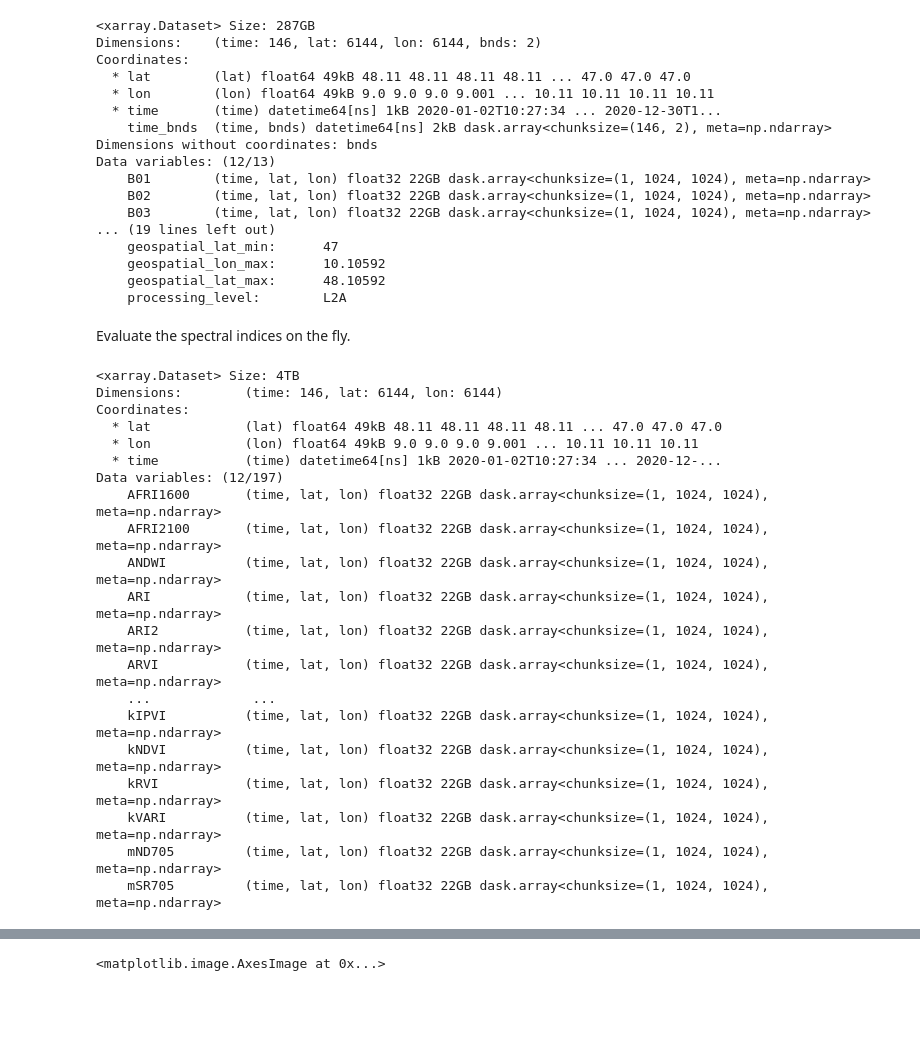
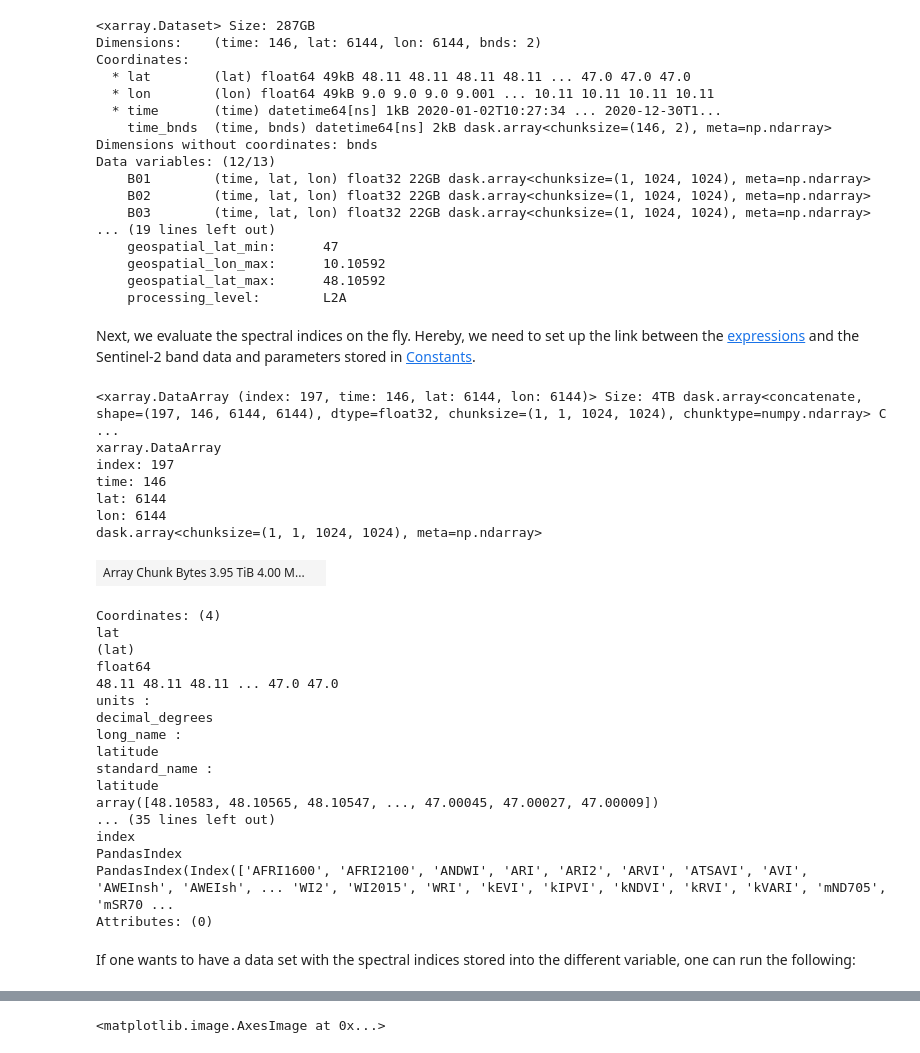
Before and after one commit to awesome-spectral-indices/spyndex, a Jupyter notebook: docs/tutorials/xcube.ipynb, the cells around one changed output, grey strips where cells are left out. Saved outputs shown, nothing was run; the diff lists cells and outputs as text; code cells hidden in the pictures; blank space fills up the shorter version.

```diff
--- a/docs/tutorials/xcube.ipynb
+++ b/docs/tutorials/xcube.ipynb
@@ -148,8 +152,8 @@ Data variables: (12/13)
     geospatial_lon_max:      10.10592
     geospatial_lat_max:      48.10592
     processing_level:        L2A
-# %% [markdown]
-Evaluate the spectral indices on the fly.
+# %% [markdown]
+Next, we evaluate the spectral indices on the fly. Hereby, we need to set up the link between the [expressions](https://github.com/awesome-spectral-indices/awesome-spectral-indices?tab=readme-ov-file#expressions) and the Sentinel-2 band data and parameters stored in [Constants](https://spyndex.readthedocs.io/en/latest/stubs/spyndex.axioms.Constants.html#spyndex.axioms.Constants).
 # %%
 def compute_spectral_indices(ds):
     indices = list(spyndex.indices.keys())
@@ -212,57 +216,60 @@ def compute_spectral_indices(ds):
         # Additional parameters
         L=spyndex.constants.L.default,
         C1=spyndex.constants.C1.default,
         C2=spyndex.constants.C2.default,
         g=spyndex.constants.g.default,
         gamma=spyndex.constants.gamma.default,
         alpha=spyndex.constants.alpha.default,
         sla=spyndex.constants.sla.default,
         slb=spyndex.constants.slb.default,
         nexp=spyndex.constants.nexp.default,
         cexp=spyndex.constants.cexp.default,
         k=spyndex.constants.k.default,
         fdelta=spyndex.constants.fdelta.default,
         epsilon=spyndex.constants.epsilon.default,
         omega=spyndex.constants.omega.default,
         beta=spyndex.constants.beta.default,
 
         # Wavelength parameters
         lambdaN=spyndex.bands.N.modis.wavelength,
         lambdaG=spyndex.bands.G.modis.wavelength,
         lambdaR=spyndex.bands.R.modis.wavelength,
     )
     params.update(extra)
 
     # calculate indices
     indices = spyndex.computeIndex(index=indices, params=params)
 
-    # create a dataset where each spectral index is given by
-    # a seperate variable
-    si_ds = indices.to_dataset(dim="index")
-
-    return si_ds
+    return indices
 
 
-ds_si = compute_spectral_indices(ds)
-ds_si
+da_si = compute_spectral_indices(ds)
+da_si
 # %% [output]
-<xarray.Dataset> Size: 4TB
-Dimensions:        (time: 146, lat: 6144, lon: 6144)
-Coordinates:
-  * lat            (lat) float64 49kB 48.11 48.11 48.11 48.11 ... 47.0 47.0 47.0
-  * lon            (lon) float64 49kB 9.0 9.0 9.0 9.001 ... 10.11 10.11 10.11
-  * time           (time) datetime64[ns] 1kB 2020-01-02T10:27:34 ... 2020-12-...
-Data variables: (12/197)
-    AFRI1600       (time, lat, lon) float32 22GB dask.array<chunksize=(1, 1024, 1024), meta=np.ndarray>
-    AFRI2100       (time, lat, lon) float32 22GB dask.array<chunksize=(1, 1024, 1024), meta=np.ndarray>
-    ANDWI          (time, lat, lon) float32 22GB dask.array<chunksize=(1, 1024, 1024), meta=np.ndarray>
-    ARI            (time, lat, lon) float32 22GB dask.array<chunksize=(1, 1024, 1024), meta=np.ndarray>
-    ARI2           (time, lat, lon) float32 22GB dask.array<chunksize=(1, 1024, 1024), meta=np.ndarray>
-    ARVI           (time, lat, lon) float32 22GB dask.array<chunksize=(1, 1024, 1024), meta=np.ndarray>
-    ...             ...
-    kIPVI          (time, lat, lon) float32 22GB dask.array<chunksize=(1, 1024, 1024), meta=np.ndarray>
-    kNDVI          (time, lat, lon) float32 22GB dask.array<chunksize=(1, 1024, 1024), meta=np.ndarray>
-    kRVI           (time, lat, lon) float32 22GB dask.array<chunksize=(1, 1024, 1024), meta=np.ndarray>
-    kVARI          (time, lat, lon) float32 22GB dask.array<chunksize=(1, 1024, 1024), meta=np.ndarray>
-    mND705         (time, lat, lon) float32 22GB dask.array<chunksize=(1, 1024, 1024), meta=np.ndarray>
-    mSR705         (time, lat, lon) float32 22GB dask.array<chunksize=(1, 1024, 1024), meta=np.ndarray>
+<xarray.DataArray (index: 197, time: 146, lat: 6144, lon: 6144)> Size: 4TB dask.array<concatenate, shape=(197, 146, 6144, 6144), dtype=float32, chunksize=(1, 1, 1024, 1024), chunktype=numpy.ndarray> C ...
+xarray.DataArray
+index: 197
+time: 146
+lat: 6144
+lon: 6144
+dask.array<chunksize=(1, 1, 1024, 1024), meta=np.ndarray>
+| Array Chunk Bytes 3.95 TiB 4.00 M... |  |
+Coordinates: (4)
+lat
+(lat)
+float64
+48.11 48.11 48.11 ... 47.0 47.0
+units :
+decimal_degrees
+long_name :
+latitude
+standard_name :
+latitude
+array([48.10583, 48.10565, 48.10547, ..., 47.00045, 47.00027, 47.00009])
+... (35 lines left out)
+index
+PandasIndex
+PandasIndex(Index(['AFRI1600', 'AFRI2100', 'ANDWI', 'ARI', 'ARI2', 'ARVI', 'ATSAVI', 'AVI', 'AWEInsh', 'AWEIsh', ... 'WI2', 'WI2015', 'WRI', 'kEVI', 'kIPVI', 'kNDVI', 'kRVI', 'kVARI', 'mND705', 'mSR70 ...
+Attributes: (0)
+# %% [markdown]
+If one wants to have a data set with the spectral indices stored into the different variable, one can run the following:
```
Also changed, not shown: parts of 14 cells of this notebook.
